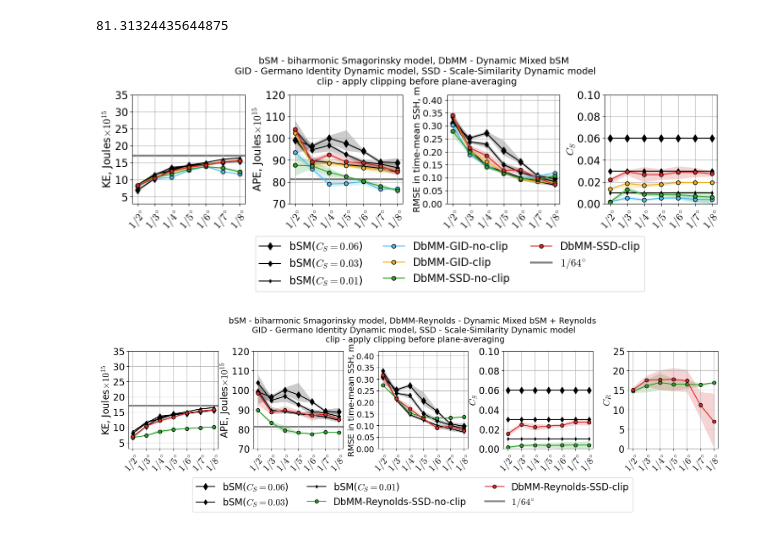
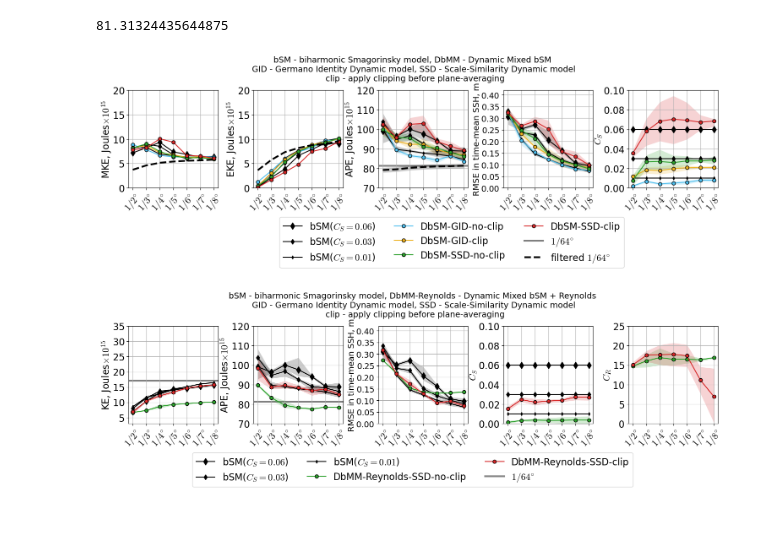
Before and after one commit to Pperezhogin/CTR-notebooks, a Jupyter notebook: DMM-online.ipynb, the cells around one changed output. Cells and saved outputs as stored; diff of their text form; code cells hidden in the pictures.

```diff
--- a/DMM-online.ipynb
+++ b/DMM-online.ipynb
@@ -101,8 +135,9 @@ def APE(exp, target=None):
 error = xr.Dataset()
 # %%
 %%time
-for fun, fun_str in zip([sample_KE, sample_APE, sample_ssh, sample_smag], ['KE', 'APE', 'ssh', 'smag']):
-    %time error[f'bare-{fun_str}'] = xr.concat([fun(conf,f'R64_{conf}') for conf in ['R2', 'R3', 'R4', 'R5', 'R6', 'R7', 'R8']], dim='res')
-    %time error[f'bare-0.03-{fun_str}'] = xr.concat([fun(f'{conf}-0.03',f'R64_{conf}') for conf in ['R2', 'R3', 'R4', 'R5', 'R6', 'R7', 'R8']], dim='res')
-    %time error[f'bare-0.01-{fun_str}'] = xr.concat([fun(f'{conf}-0.01',f'R64_{conf}') for conf in ['R2', 'R3', 'R4', 'R5', 'R6', 'R7', 'R8']], dim='res')
+#for fun, fun_str in zip([sample_KE, sample_APE, sample_ssh, sample_smag], ['KE', 'APE', 'ssh', 'smag']):
+for fun, fun_str in zip([EKE, MKE, sample_ssh], ['EKE', 'MKE', 'ssh']):
+    %time error[f'bare-{fun_str}'] = xr.concat([fun(f'{conf}',f'R64_{conf}_FGR-sqrt6') for conf in ['R2', 'R3', 'R4', 'R5', 'R6', 'R7', 'R8']], dim='res')
+    %time error[f'bare-0.03-{fun_str}'] = xr.concat([fun(f'{conf}-0.03',f'R64_{conf}_FGR-sqrt6') for conf in ['R2', 'R3', 'R4', 'R5', 'R6', 'R7', 'R8']], dim='res')
+    %time error[f'bare-0.01-{fun_str}'] = xr.concat([fun(f'{conf}-0.01',f'R64_{conf}_FGR-sqrt6') for conf in ['R2', 'R3', 'R4', 'R5', 'R6', 'R7', 'R8']], dim='res')
 # %% [output]
@@ -159,3 +198,8 @@ Wall time: 30.6 s
 error['bare-smag'] = xr.full_like(error['bare-smag'], 0.06)
 error['bare-0.03-smag'] = xr.full_like(error['bare-smag'], 0.03)
 error['bare-0.01-smag'] = xr.full_like(error['bare-smag'], 0.01)
+# %%
+#for fun, fun_str in zip([sample_KE, sample_APE], ['KE', 'APE']):
+for fun, fun_str in zip([EKE, MKE, sample_KE, sample_APE], ['EKE', 'MKE', 'KE', 'APE']):
+    %time error[f'R64-FGR-sqrt6-{fun_str}'] = xr.concat([fun(f'R64_{conf}_FGR-sqrt6',None) for conf in ['R2', 'R3', 'R4', 'R5', 'R6', 'R7', 'R8']], dim='res')
+    #%time error[f'R64-coarsen-{fun_str}'] = xr.concat([fun(f'R64_{conf}',None) for conf in ['R2', 'R3', 'R4', 'R5', 'R6', 'R7', 'R8']], dim='res')
@@ -164,5 +217,5 @@ error['bare-0.01-smag'] = xr.full_like(error['bare-smag'], 0.01)
 # %%
-error = xr.open_dataset('generalization-error.nc')
+error = xr.open_dataset('generalization-error-fDNS.nc').load()
 # %%
 %time KE('R64')
 # %% [output]
@@ -177,76 +230,95 @@ Wall time: 12.7 ms
 81.31324435644875
 # %%
 default_rcParams({'font.size': 16, 'figure.subplot.wspace': 0.4, 'figure.subplot.hspace': 0.1})
-plt.figure(figsize=(16,3))
+plt.figure(figsize=(18,3))
 
 yellow = [0.9290, 0.6940, 0.1250]
 violet = [0.4940, 0.1840, 0.5560]
 lightblue = [0.3010, 0.7450, 0.9330]
 
-for row, fun_str in enumerate(['KE', 'APE', 'ssh', 'smag']):
-    plt.subplot(1,4,row+1)
+for row, fun_str in enumerate(['MKE', 'EKE', 'APE', 'ssh', 'smag']):
+    plt.subplot(1,5,row+1)
 
-    def plot_markers_with_filling(model='Jansen-Held', color='tab:red', marker='s', label=None, markersize=None, lw=None):
-        ave = ['zl', 'sample'] if 'zl' in error[model].dims else 'sample'
-        error[model].mean(ave).plot(color=color, marker=marker, label=label, markersize=markersize, markeredgecolor='k', lw=lw)
+    def plot_markers_with_filling(model='Jansen-Held', color='tab:red', marker='s', label=None, markersize=None, lw=None, ls=None):
+        ave = []
+        if 'sample' in error[model].dims:
+            ave.append('sample')
+        if 'zl' in error[model].dims:
+            ave.append('zl')
+
+        error[model].mean(ave).plot(color=color, marker=marker, label=label, markersize=markersize, markeredgecolor='k', lw=lw, ls=ls)
         plt.fill_between(range(7), error[model].min(ave), error[model].max(ave), color=color, alpha=0.2, lw=0)
 
     plot_markers_with_filling(f'bare-{fun_str}', 'k', 'd', 'bSM($C_S=0.06$)', 8)
     plot_markers_with_filling(f'bare-0.03-{fun_str}', 'k', 'd', 'bSM($C_S=0.03$)', 6)
     plot_markers_with_filling(f'bare-0.01-{fun_str}', 'k', 'd', 'bSM($C_S=0.01$)', 4)
 
-    #plot_markers_with_filling(f'DbSM-GID-{fun_str}', lightblue, 'o', 'DbSM-GID-no-clip', 6)
-    #plot_markers_with_filling(f'DbSM-GID-clip-{fun_str}', yellow, 'o', 'DbSM-GID-clip', 6)
+    plot_markers_with_filling(f'DbSM-GID-{fun_str}', lightblue, 'o', 'DbSM-GID-no-clip', 6)
+    plot_markers_with_filling(f'DbSM-GID-clip-{fun_str}', yellow, 'o', 'DbSM-GID-clip', 6)
 
-    #plot_markers_with_filling(f'DbSM-SSD-{fun_str}', 'tab:green', 'o', 'DbSM-SSD-no-clip', 6)
-    #plot_markers_with_filling(f'DbSM-SSD-clip-{fun_str}', 'tab:red', 'o', 'DbSM-SSD-clip', 6)
+    plot_markers_with_filling(f'DbSM-SSD-{fun_str}', 'tab:green', 'o', 'DbSM-SSD-no-clip', 6)
+    plot_markers_with_filling(f'DbSM-SSD-clip-{fun_str}', 'tab:red', 'o', 'DbSM-SSD-clip', 6)
 
-    plot_markers_with_filling(f'DMM-GID-{fun_str}', lightblue, 'o', 'DbMM-GID-no-clip', 6)
-    plot_markers_with_filling(f'DMM-GID-clip-{fun_str}', yellow, 'o', 'DbMM-GID-clip', 6)
+    # plot_markers_with_filling(f'DMM-GID-{fun_str}', lightblue, 'o', 'DbMM-GID-no-clip', 6)
+    # plot_markers_with_filling(f'DMM-GID-clip-{fun_str}', yellow, 'o', 'DbMM-GID-clip', 6)
 
-    plot_markers_with_filling(f'DMM-SSD-{fun_str}', 'tab:green', 'o', 'DbMM-SSD-no-clip', 6)
-    plot_markers_with_filling(f'DMM-SSD-clip-{fun_str}', 'tab:red', 'o', 'DbMM-SSD-clip', 6)
+    # plot_markers_with_filling(f'DMM-SSD-{fun_str}', 'tab:green', 'o', 'DbMM-SSD-no-clip', 6)
+    # plot_markers_with_filling(f'DMM-SSD-clip-{fun_str}', 'tab:red', 'o', 'DbMM-SSD-clip', 6)
+
+    if fun_str in ['KE', 'APE', 'EKE', 'MKE']:
+        plot_markers_with_filling(f'R64-FGR-sqrt6-{fun_str}', 'k', '', 'fDNS', ls='--', lw=3)
 
     plt.xticks([0,1,2,3,4,5,6], ['$1/2^{\circ}$', '$1/3^{\circ}$', '$1/4^{\circ}$', '$1/5^{\circ}$', '$1/6^{\circ}$', '$1/7^{\circ}$', '$1/8^{\circ}$'],rotation=50)
     plt.grid()
     plt.xlabel('')
     if fun_str == 'KE':
-        yticks = np.arange(5,40,5)
+        yticks = np.arange(0,40,5)
         plt.ylabel('KE, Joules$\\times10^{15}$')
         plt.yticks(yticks)
-        plt.ylim([3,35])
-        plt.axhline(y=KE('R64'),color='gray', zorder=-1,lw=3)
+        plt.ylim([0,20])
+        plt.axhline(y=17.04075970194989,color='gray', zorder=-1,lw=3)
         #plt.text(0.0, 17.5,'$1/64^{\circ}$', color='gray')
+    if fun_str == 'EKE':
+        yticks = np.arange(0,40,5)
+        plt.ylabel('EKE, Joules$\\times10^{15}$')
+        plt.yticks(yticks)
+        plt.ylim([0,20])
+    if fun_str == 'MKE':
+        yticks = np.arange(0,40,5)
+        plt.ylabel('MKE, Joules$\\times10^{15}$')
+        plt.yticks(yticks)
+        plt.ylim([0,20])
     if fun_str == 'APE':
         yticks = np.arange(70,130,10)
         plt.ylabel('APE, Joules$\\times10^{15}$')
         plt.yticks(yticks)
         plt.ylim([min(yticks), max(yticks)])
-        plt.axhline(y=APE('R64'),color='gray',zorder=-1,lw=3)
+        plt.axhline(y=81.31324435644875,color='gray',zorder=-1,lw=3)
 
     if fun_str == 'ssh':
         yticks = np.arange(0,0.45,0.05)
         plt.ylabel('RMSE in time-mean SSH, m', fontsize=14)
         plt.yticks(yticks, fontsize=14)
         plt.ylim([0,0.42])
 
     if fun_str == 'smag':
         plt.ylim([0,0.1])
         plt.ylabel('$C_S$')
 
 plt.gcf().align_ylabels()
 #set_letters(fontsize=18,x=0.0,y=1.05)
 plt.plot(np.nan,np.nan,'-',color='gray',lw=3,label='$1/64^{\circ}$')
-plt.legend(ncol=3, bbox_to_anchor=(0.4,-0.25))
+plt.plot(np.nan,np.nan,'--',color='k',lw=3,label='filtered $1/64^{\circ}$')
+plt.legend(ncol=3, bbox_to_anchor=(0.0,-0.25))
 
 plt.tight_layout()
 
 
 #plt.suptitle('bSM - biharmonic Smagorinsky model, DbSM - Dynamic bSM \n GID - Germano Identity Dynamic model, SSD - Scale-Similarity Dynamic model \n clip - apply clipping before plane-averaging', y=1.15, fontsize=14)
 plt.suptitle('bSM - biharmonic Smagorinsky model, DbMM - Dynamic Mixed bSM \n GID - Germano Identity Dynamic model, SSD - Scale-Similarity Dynamic model \n clip - apply clipping before plane-averaging', y=1.15, fontsize=14)
-plt.savefig('figures/DbMM-metrics.pdf')
+plt.savefig('figures/DbSM-metrics-fDNS.pdf')
 # %% [output]
-[figure, old version]
+[figure, new version]
 # %%
 default_rcParams({'font.size': 16, 'figure.subplot.wspace': 0.4, 'figure.subplot.hspace': 0.1})
 plt.figure(figsize=(18,3))
```
Also changed, not shown: parts of 8 cells of this notebook, 10 other files.
